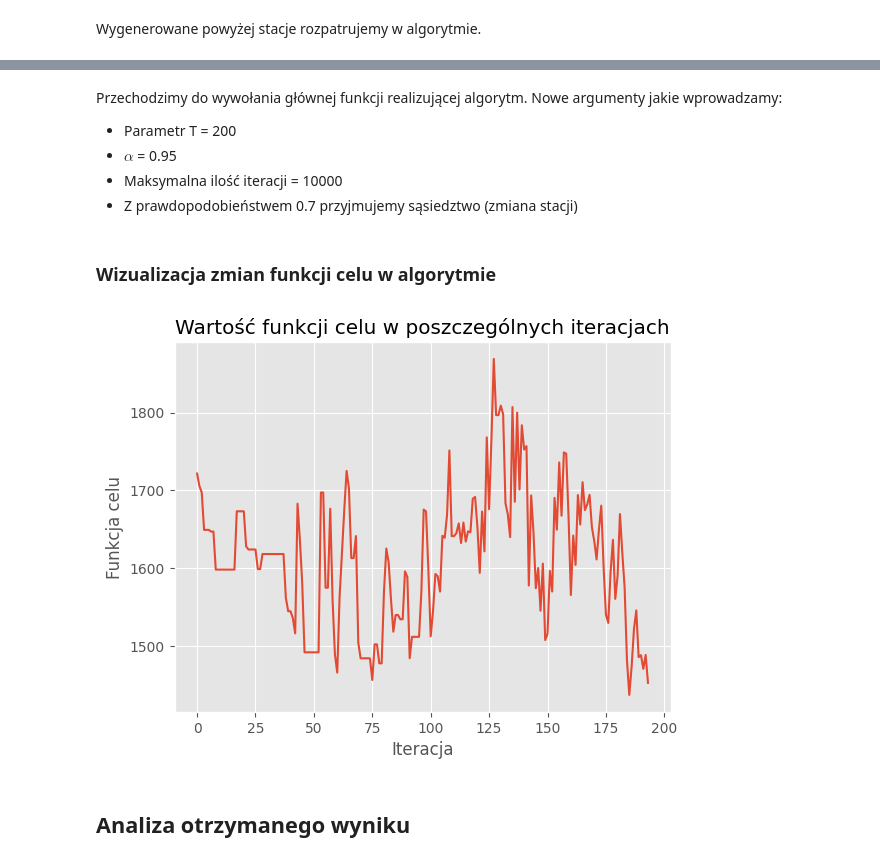
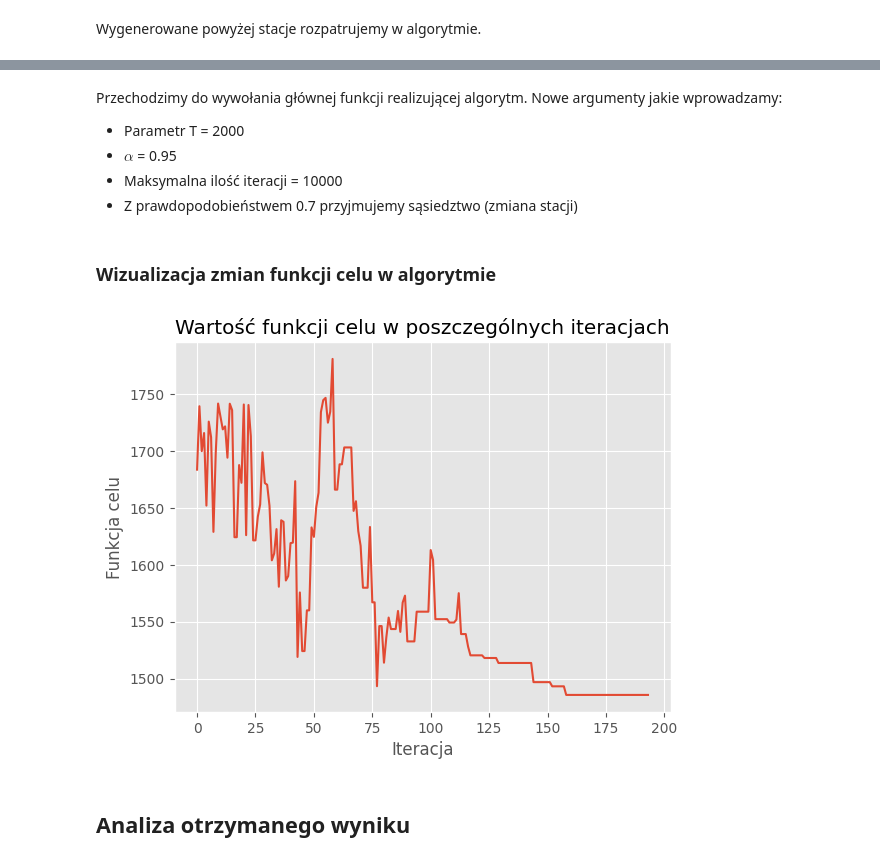
Before and after one commit to 13Dominik/Simulated-annealing, a Jupyter notebook: project_raport.ipynb, the cells around one changed output, grey strips where cells are left out. Drawn from its saved outputs; the diff is of its cells as text; code cells hidden in the pictures.

```diff
--- a/project_raport.ipynb
+++ b/project_raport.ipynb
@@ -85,7 +86,7 @@ Koszt podróży w pierwszym rozwiązaniu: 1743.2 $
 # %% [markdown]
 Przechodzimy do wywołania głównej funkcji realizującej algorytm.
 Nowe argumenty jakie wprowadzamy:
-- Parametr T = 200
+- Parametr T = 2000
 - $\alpha$ = 0.95
 - Maksymalna ilość iteracji = 10000
 - Z prawdopodobieństwem 0.7 przyjmujemy sąsiedztwo (zmiana stacji)
@@ -98,9 +99,9 @@ best_solution, lst_of_scores, iters,worse = simulated_annealing(
 # %% [markdown]
 ### Wizualizacja zmian funkcji celu w algorytmie
 # %%
-plot_score(lst_of_scores, len(lst_of_scores))
+plot_score(lst_of_scores, iters)
 # %% [output]
-[figure, old version]
+[figure, new version]
 # %% [markdown]
 ## Analiza otrzymanego wyniku
 # %%
```
Also changed, not shown: parts of 17 cells of this notebook, 1 other file.
